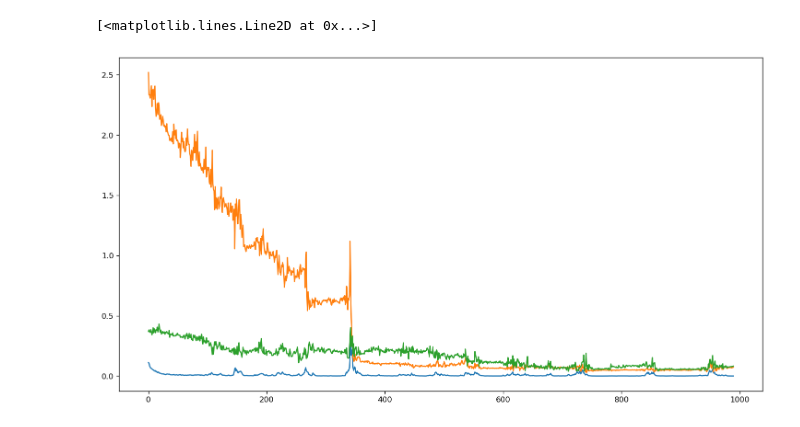
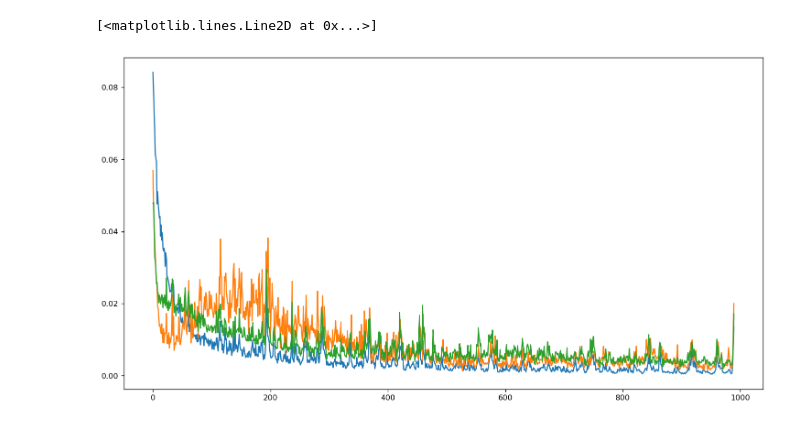
Before and after one commit to gorixInc/HI_masses_ML, a Jupyter notebook: HImassesNN_TF.ipynb, the cells around one changed output. Saved outputs shown, nothing was run; the diff lists cells and outputs as text; code cells hidden in the pictures.

```diff
--- a/HImassesNN_TF.ipynb
+++ b/HImassesNN_TF.ipynb
@@ -13,7 +13,7 @@ class Dense(tf.Module):  # Denesly connected leyer
     def _linear_act(x):
         return x
 
-    def __init__(self, out_features, act_func = _linear_act, name=None):
+    def __init__(self, out_features, act_func=_linear_act, name=None):
         super().__init__(name=name)
         self.is_built = False
         self.out_features = out_features  # Number of outputs
@@ -22,8 +22,9 @@ class Dense(tf.Module):  # Denesly connected leyer
     def __call__(self, x):
         # Create variables on first call.
         if not self.is_built:
-            self.w = tf.Variable(
-                tf.random.normal([x.shape[-1], self.out_features]), name='w')
+            self.w = tf.Variable(tf.random.normal(
+                [x.shape[-1], self.out_features]),
+                name='w')
             self.b = tf.Variable(tf.zeros([self.out_features]), name='b')
             self.is_built = True
 
@@ -64,12 +65,16 @@ def _get_batches(X, Y, batch_size):
     X, Y = np.array(X).astype('float32'), np.array(Y).astype('float32')
     x, y = [], []
     for i in range(0, n_data - batch_size, batch_size):
-        x.append(X[i:i+batch_size])
-        y.append(Y[i:i+batch_size])
+        x.append(X[i:i + batch_size])
+        y.append(Y[i:i + batch_size])
     return x, y
 
 
-def train(model, X, Y, epochs=10, batch_size=1,
+def train(model,
+          X,
+          Y,
+          epochs=10,
+          batch_size=1,
           optimiser=tf.optimizers.Adam(0.01)):
 
     train_loss_results = []
@@ -96,9 +101,10 @@ def train(model, X, Y, epochs=10, batch_size=1,
         train_loss_results.append(epoch_loss_avg.result().numpy())
         valid_loss_results.append(epoch_loss_valid.result().numpy())
         test_loss_results.append(epoch_loss_test.result().numpy())
-        if((epoch+1) % 10 == 0):
+        if ((epoch + 1) % 10 == 0):
             print("Epoch: {}; Loss: {}".format(
-                epoch+1, epoch_loss_avg.result().numpy()))
+                epoch + 1,
+                epoch_loss_avg.result().numpy()))
     return (train_loss_results, valid_loss_results, test_loss_results)
 # %%
 P_TRAIN = 0.92  # Fraction of dataset
@@ -143,9 +133,9 @@ print(x_test)
 # %%
-model = Model([Dense(16, tf.nn.elu),
-               Dense(32, tf.nn.sigmoid),
-               Dense(32, tf.nn.sigmoid),
-               Dense(16, tf.nn.relu),
+
+adam_model = Model([Dense(8, tf.nn.sigmoid),
+               Dense(16, tf.nn.sigmoid),
+               Dense(16, tf.nn.sigmoid),
                Dense(1)])
-resultsSGD = train(model, x_train, y_train, epochs=1000,
-                batch_size=8, optimiser=tf.optimizers.SGD(0.01))
+adam_results = train(adam_model, x_train, y_train, epochs=1000,
+                batch_size=8, optimiser=tf.optimizers.Adam(0.01))
 # %% [output]
@@ -169,8 +159,8 @@ Epoch: 1000; Loss: 0.00038790455437265337
 # %%
 plt.figure(dpi=120, figsize=(15, 8))
-plt.plot(resultsAdam[0][10:])
-plt.plot(resultsAdam[1][10:])
-plt.plot(resultsAdam[2][10:])
+plt.plot(adam_results[0][10:])
+plt.plot(adam_results[1][10:])
+plt.plot(adam_results[2][10:])
 # %% [output]
 [<matplotlib.lines.Line2D at 0x...>]
-[figure, old version]
+[figure, new version]
```
Also changed, not shown: parts of 12 cells of this notebook.
